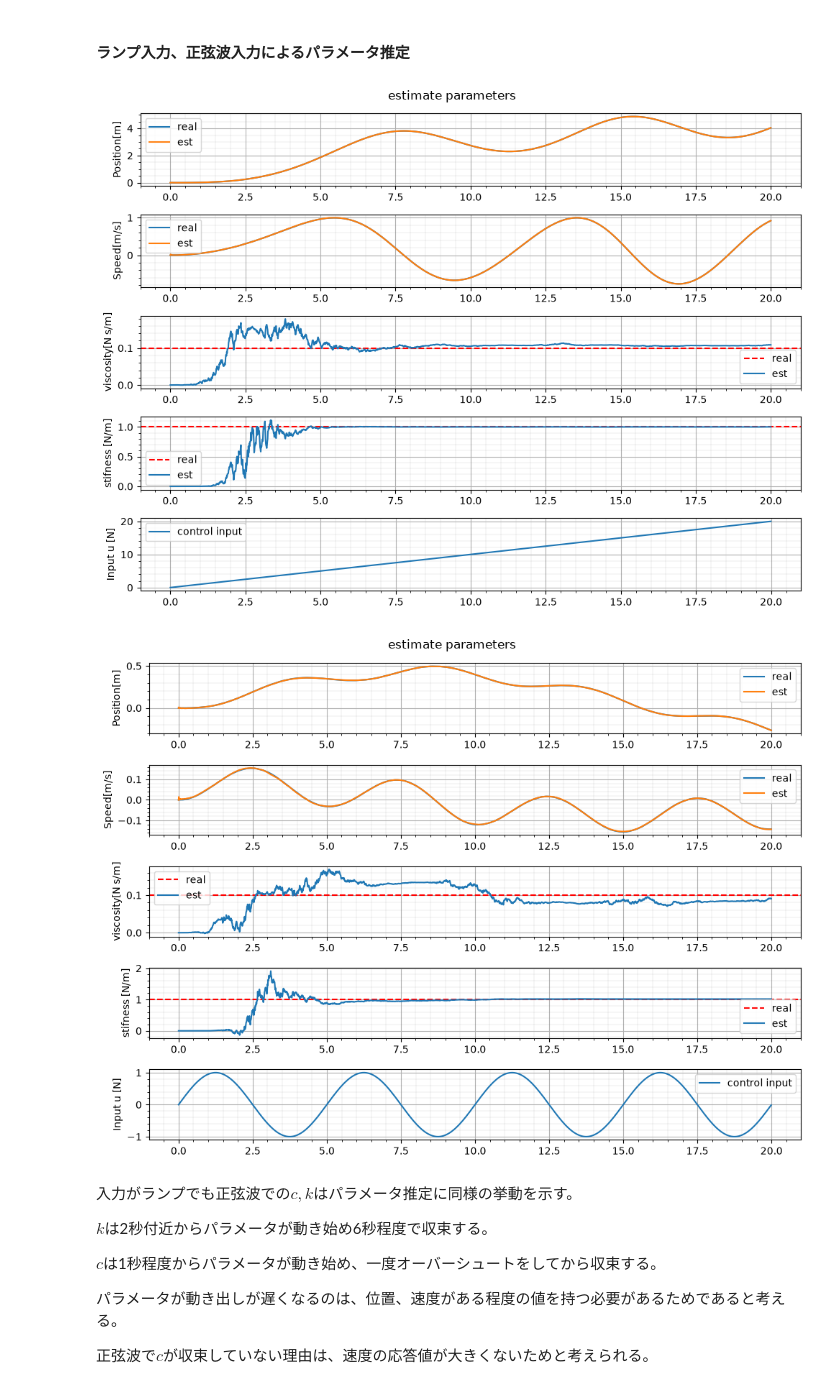
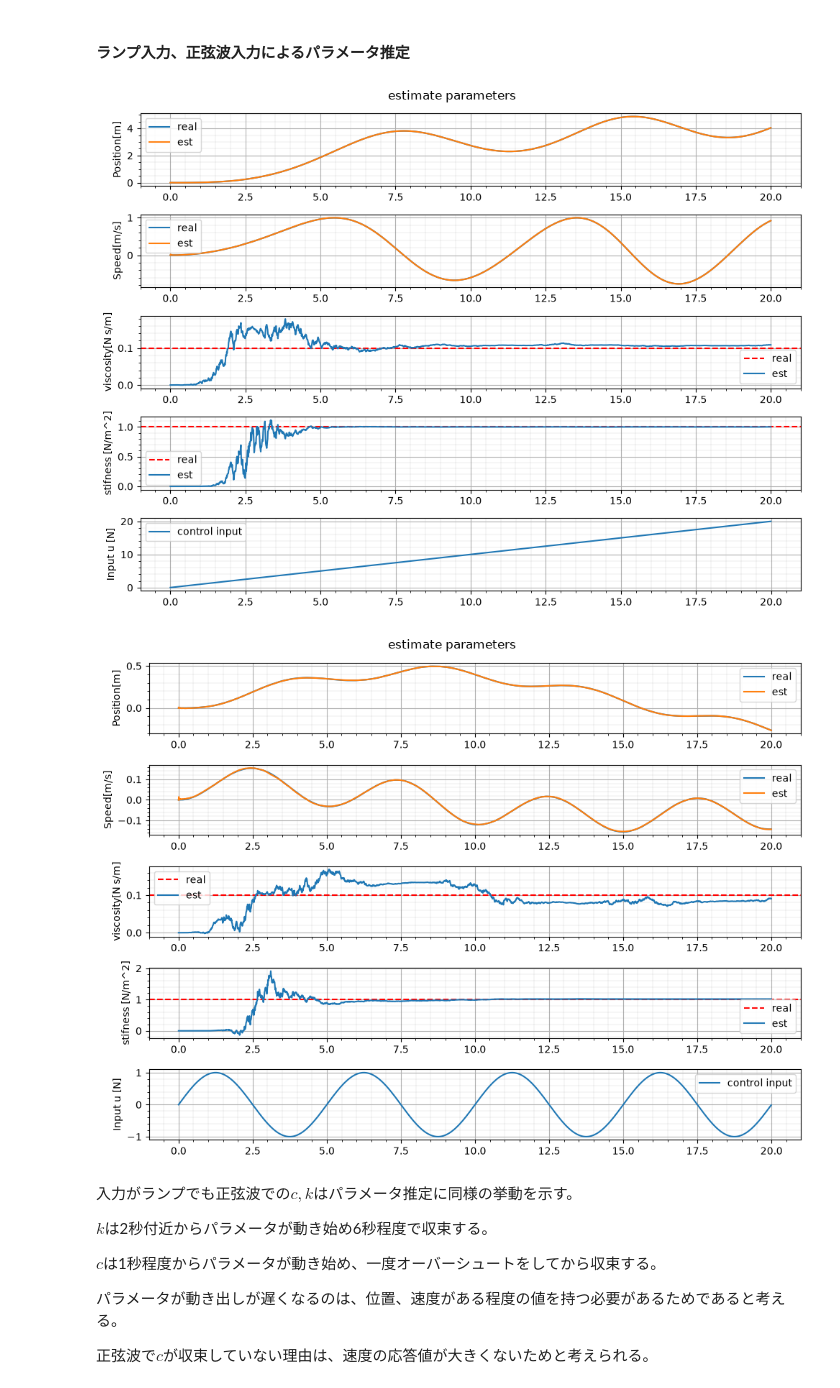
Before and after one commit to hideto008/learning_estimation_method, a Jupyter notebook: Notes/Estimate_State_using_UKF.ipynb, the cells around one changed output. Cells and saved outputs as stored; diff of their text form; code cells hidden in the pictures.

```diff
--- a/Notes/Estimate_State_using_UKF.ipynb
+++ b/Notes/Estimate_State_using_UKF.ipynb
@@ -1002,7 +1001,7 @@ class Parameters:
 
     # 誤差共分散行列の初期値
     P_init : np.ndarray = field(
-        default_factory=lambda: np.diag([1e2, 1e2]), compare=False
+        default_factory=lambda: np.diag([1e2, 1e2、1e-1, 1e-1]), compare=False
     )
 
     # 実機のプロセスノイズの分散Q
@@ -1144,10 +1143,12 @@ def simulation(X_init: np.ndarray,X_est_init:np.ndarray, u_array:np.ndarray, par
 
     X_history = []
     X_est_history = []
+    P_history = []
     time_array = []
 
     X_history.append(X_init)
     X_est_history.append(X_est_init)
+    P_history.append(params.P_init.copy())
     time_array.append(0)
     P_est = params.P_init
     n = len(u_array)
@@ -1173,10 +1174,11 @@ def simulation(X_init: np.ndarray,X_est_init:np.ndarray, u_array:np.ndarray, par
 
         X_est_history.append(X_est)
         X_history.append(X_real)
+        P_history.append(P_est.copy())
 
         time_array.append(params.dt * (i+1))
 
-    return np.asarray(time_array), np.asarray(X_history), np.asarray(X_est_history)
+    return np.asarray(time_array), np.asarray(X_history), np.asarray(X_est_history), np.asarray(P_history)
 # %%
 def create_fig(t_array, x_array, x_est_array, u_array, params:Parameters, title=""):
 
@@ -1194,7 +1196,7 @@ def create_fig(t_array, x_array, x_est_array, u_array, params:Parameters, title=
     ax[2].axhline(params.c , color='red', linestyle="--", label="real")
     ax[2].plot(t_array, x_est_array[:,2], label="est")
 
-    ax[3].set_ylabel("stifness [N/m]")
+    ax[3].set_ylabel("stifness [N/m^2]")
     ax[3].axhline(params.k , color='red', linestyle="--", label="real")
     ax[3].plot(t_array, x_est_array[:,3], label="est")
 
@@ -1217,36 +1219,36 @@ def create_fig(t_array, x_array, x_est_array, u_array, params:Parameters, title=
 np.random.seed(0)
 dt = 1e-2 # [s]
 duration = 20 #[s]
 sampling_point = int(duration/dt)
 time_window = np.arange(sampling_point) * dt
 
 X_init = np.array([0,0])
 X_est_init = np.array([0.0,0.0, 0.0, 0.0])
 
 params = Parameters(
     dt=dt,
     k=1.0,
     c=0.1,
     Q=np.diag([1e-8,1e-8, 1e-8, 1e-8]),
     Q_real=np.diag([1e-8, 1e-8]),
     R=np.diag([1e-4, 1e-4]),
     P_init=np.diag([1e1, 1e1, 1e-2, 1e0])
 )
 
 u_array = time_window* 1
 
-t_array, x_array, x_est_array = simulation(X_init,X_est_init,u_array,params)
+t_array, x_array, x_est_array, _ = simulation(X_init,X_est_init,u_array,params)
 create_fig(t_array, x_array, x_est_array, u_array, params, title="estimate parameters")
 
 amplitude = 1.0  # 振幅 [N]
 frequency = 0.2  # 周波数 [Hz]（周期5秒）
 u_array_sine = amplitude * np.sin(2 * np.pi * frequency * time_window)
 
-t_array, x_array, x_est_array = simulation(X_init,X_est_init,u_array_sine,params)
+t_array, x_array, x_est_array, _ = simulation(X_init,X_est_init,u_array_sine,params)
 create_fig(t_array, x_array, x_est_array, u_array_sine, params, title="estimate parameters")
 # %% [output]
 [figure]
-[figure, old version]
+[figure, new version]
 # %% [markdown]
 入力がランプでも正弦波での$c,k$はパラメータ推定に同様の挙動を示す。
 
```
Also changed, not shown: parts of 17 cells of this notebook.
